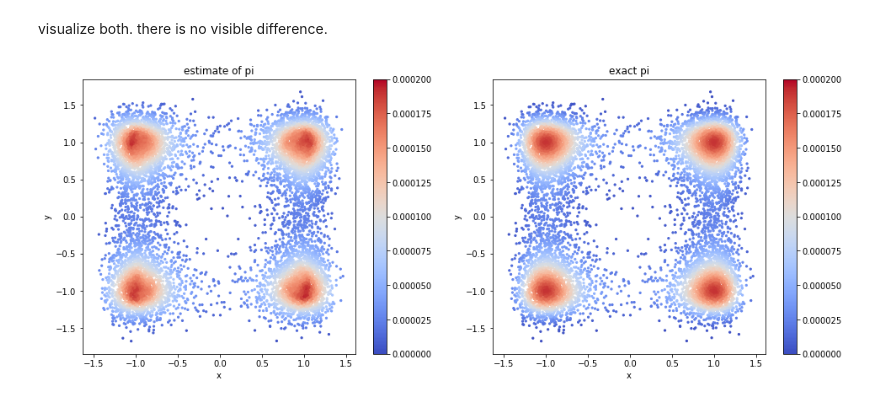
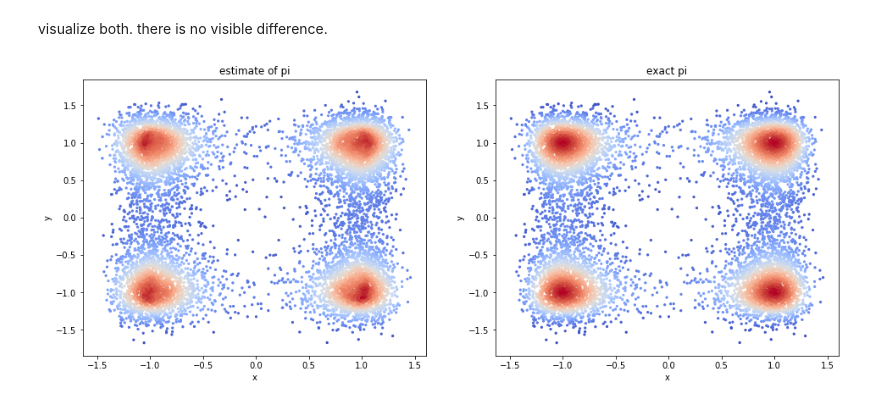
Before and after one commit to DiffusionMapsAcademics/pyDiffMap, a Jupyter notebook: examples/Four_Wells.ipynb, the cells around one changed output. Drawn from its saved outputs; the diff is of its cells as text; code cells hidden in the pictures.

```diff
--- a/examples/Four_Wells.ipynb
+++ b/examples/Four_Wells.ipynb
@@ -160,24 +154,20 @@ visualize both. there is no visible difference.
 # %%
 plt.figure(figsize=(16,6))
 
 ax = plt.subplot(121)
-SC1 = ax.scatter(X[:,0], X[:,1], c = q_est, s=5, cmap=cm.coolwarm, vmin=0, vmax=2E-4)
+ax.scatter(X[:,0], X[:,1], c = q_est, s=5, cmap=cm.coolwarm)
 
 ax.set_xlabel('x')
 ax.set_ylabel('y')
 ax.set_title('estimate of pi')
-plt.colorbar(SC1, ax=ax)
-
 
 ax2 = plt.subplot(122)
-SC2 = ax2.scatter(X[:,0], X[:,1], c = q_exact, s=5, cmap=cm.coolwarm, vmin=0, vmax=2E-4)
-plt.colorbar(SC2, ax=ax2)
-
+ax2.scatter(X[:,0], X[:,1], c = q_exact, s=5, cmap=cm.coolwarm)
 
 ax2.set_xlabel('x')
 ax2.set_ylabel('y')
 ax2.set_title('exact pi')
 
 plt.show()
 # %% [output]
-[figure, old version]
+[figure, new version]
```
Also changed, not shown: parts of 8 cells of this notebook, 45 other files.
